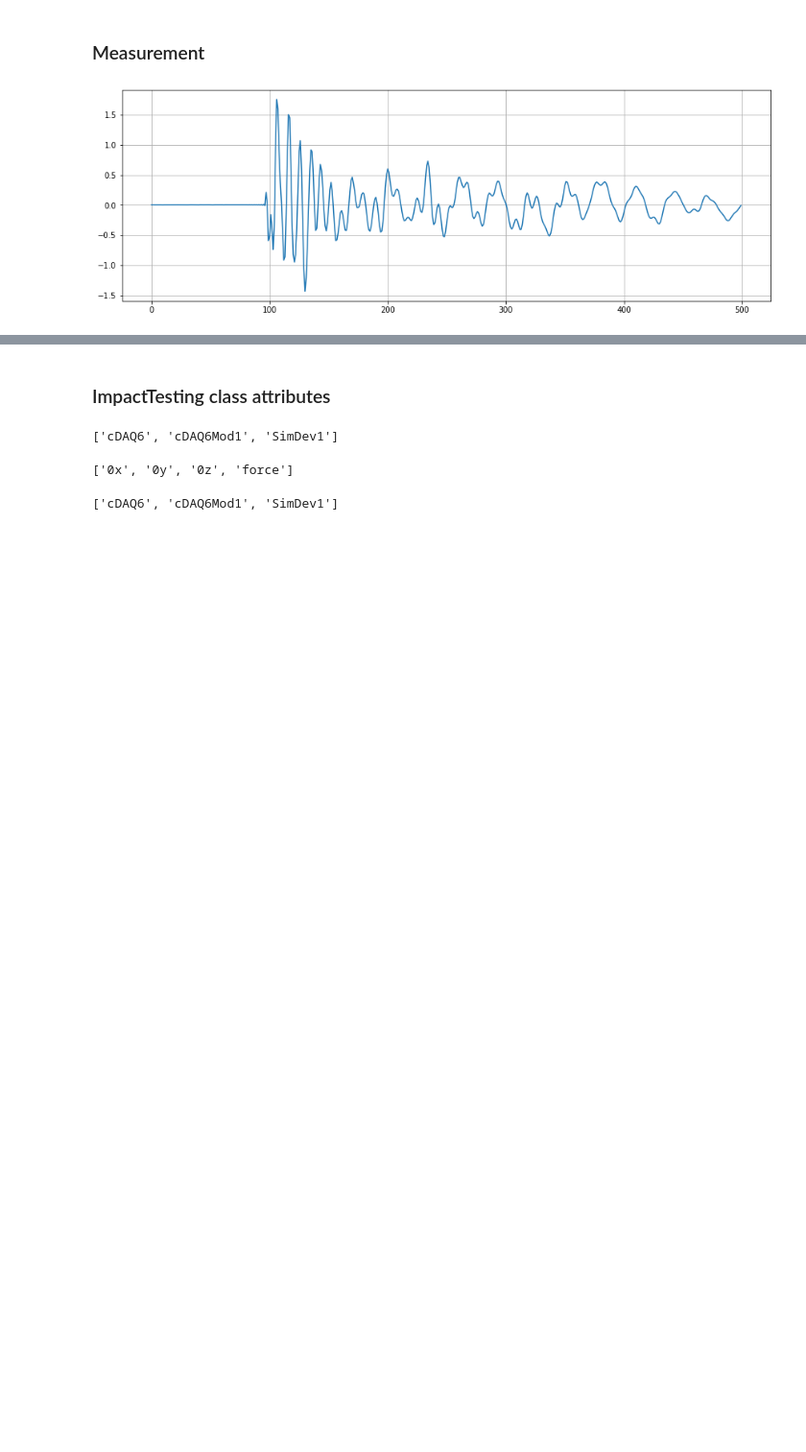
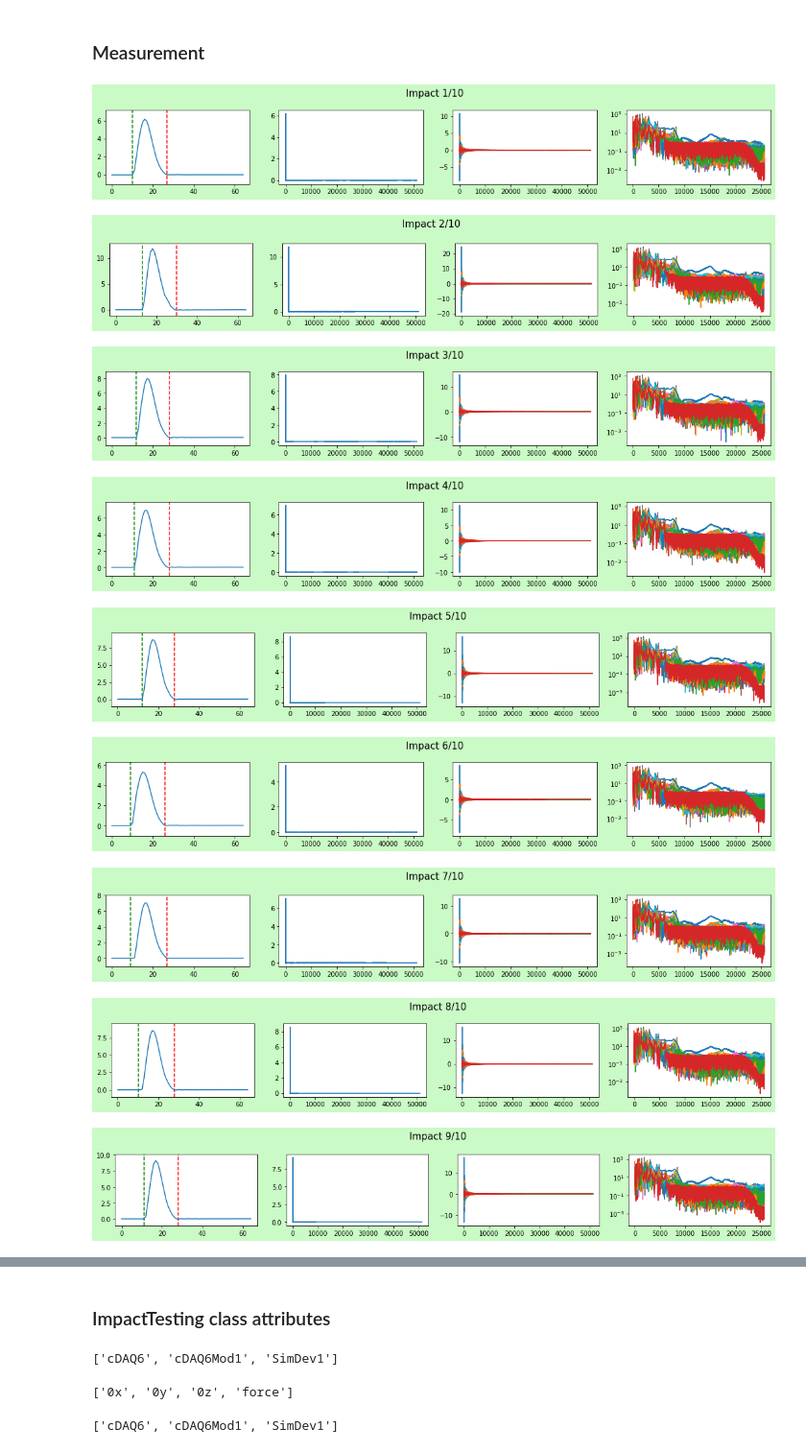
Before and after one commit to TimVrtac/Impact-testing-v2, a Jupyter notebook: Impact_testing_example.ipynb, the cells around one changed output, grey strips where cells are left out. Shown at 96% size. Cells and saved outputs as stored; diff of their text form; code cells hidden in the pictures; blank space fills up the shorter version.

```diff
--- a/Impact_testing_example.ipynb
+++ b/Impact_testing_example.ipynb
@@ -14,11 +14,15 @@ imp_testing = ImpactTesting(task_name='Extra_dummies_task',
                             sensor_xlsx='Merilna oprema.xlsx', sensor_list=sensor_list,
                            sampling_rate=51200, samps_per_chn=51200,
                            acquisition_time=1, no_impacts=10, trigger_level=5)
-# %%
-plt.figure(figsize=(15,5))
-plt.plot(imp_testing.measurement_array[1,1,0:500])
-plt.grid()
-# %% [output]
-[figure, removed]
 # %%
-imp_testing.start_measurement(save_to='../meritve/ref_cela_extra_d/1')
+imp_testing.start_measurement(save_to='../meritve/ref_cela_extra_d/6')
+# %% [output]
+[figure, added]
+[figure, added]
+[figure, added]
+[figure, added]
+[figure, added]
+[figure, added]
+[figure, added]
+[figure, added]
+[figure, added]
```
Also changed, not shown: parts of 3 cells of this notebook.
